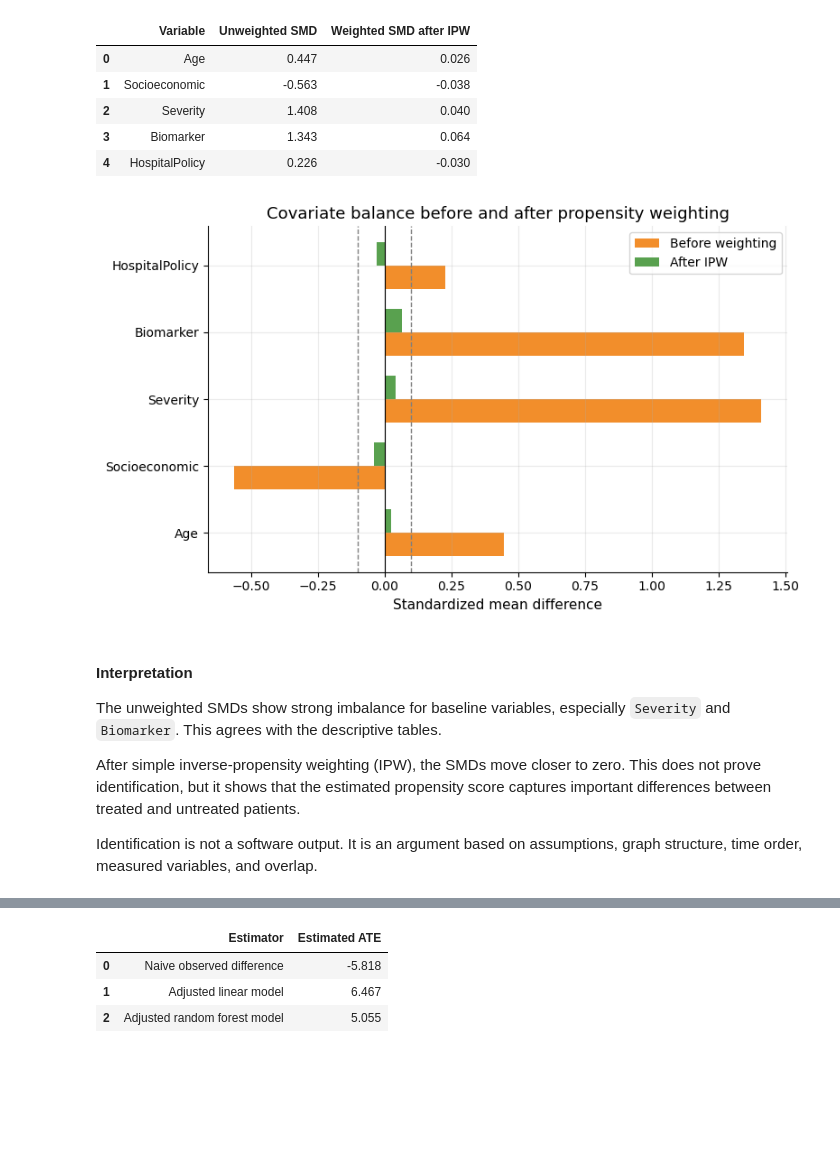
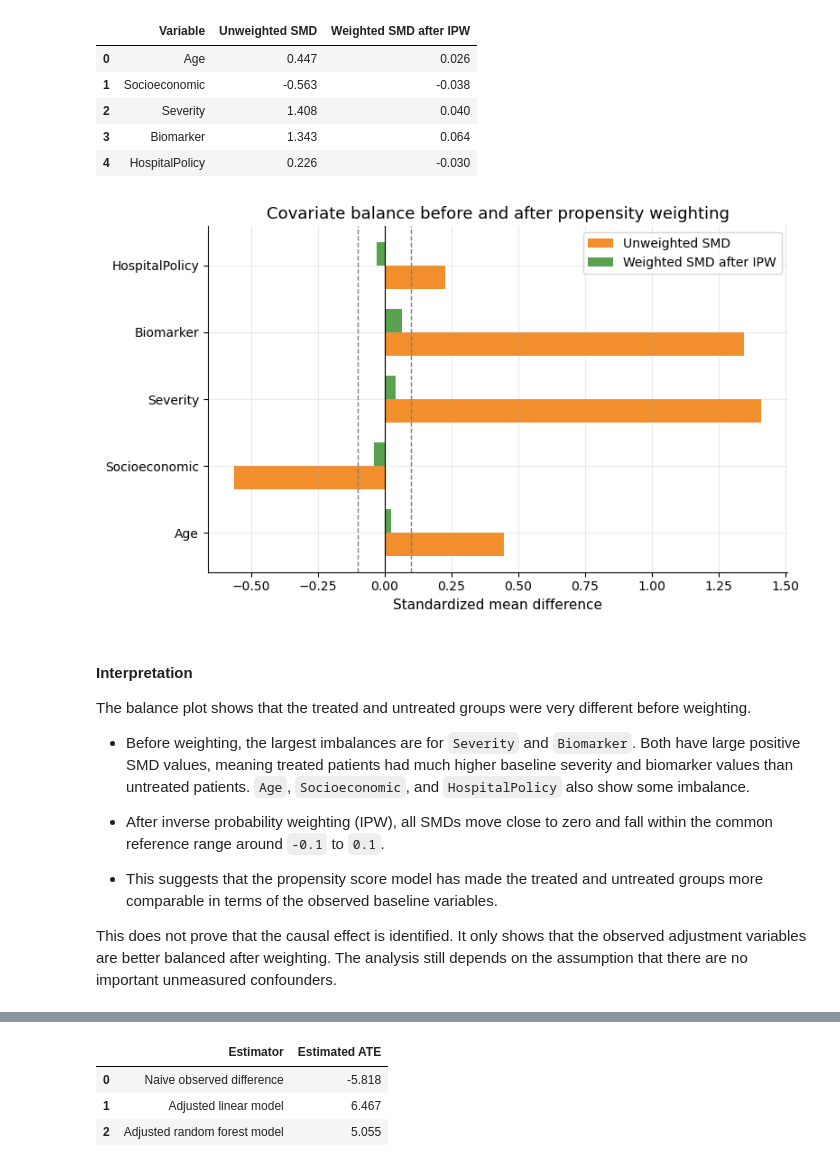
Before and after one commit to Ci2Lab/Causal-Intelligence-Course, a Jupyter notebook: Lectures/04_Causal_Intelligence_Practice.ipynb, the cells around one changed output, grey strips where cells are left out. Cells and saved outputs as stored; diff of their text form; code cells hidden in the pictures; blank space fills up the shorter version.

```diff
--- a/Lectures/04_Causal_Intelligence_Practice.ipynb
+++ b/Lectures/04_Causal_Intelligence_Practice.ipynb
@@ -1404,31 +1692,35 @@ display_df(balance_df.round(3))
 # %%
 fig, ax = plt.subplots(figsize=(8, 4.8))
 ypos = np.arange(len(balance_df))
 width = 0.35
 
-ax.barh(ypos - width/2, balance_df["Unweighted SMD"], height=width, color=COLORS["orange"], label="Before weighting")
-ax.barh(ypos + width/2, balance_df["Weighted SMD after IPW"], height=width, color=COLORS["green"], label="After IPW")
+ax.barh(ypos - width/2, balance_df["Unweighted SMD"], height=width, color=COLORS["orange"], label="Unweighted SMD")
+ax.barh(ypos + width/2, balance_df["Weighted SMD after IPW"], height=width, color=COLORS["green"], label="Weighted SMD after IPW")
 ax.axvline(0, color="black", linewidth=0.8)
 ax.axvline(0.1, color=COLORS["gray"], linewidth=1.0, linestyle="--")
 ax.axvline(-0.1, color=COLORS["gray"], linewidth=1.0, linestyle="--")
 ax.set_yticks(ypos)
 ax.set_yticklabels(balance_df["Variable"])
 ax.set_xlabel("Standardized mean difference")
 ax.set_title("Covariate balance before and after propensity weighting")
 ax.legend()
 clean_axis(ax)
 plt.tight_layout()
 plt.show()
 # %% [output]
-[figure, old version]
+[figure, new version]
 # %% [markdown]
 #### Interpretation
 
-The unweighted SMDs show strong imbalance for baseline variables, especially `Severity` and `Biomarker`. This agrees with the descriptive tables.
+The balance plot shows that the treated and untreated groups were very different before weighting.
 
-After simple inverse-propensity weighting (IPW), the SMDs move closer to zero. This does not prove identification, but it shows that the estimated propensity score captures important differences between treated and untreated patients.
+- Before weighting, the largest imbalances are for `Severity` and `Biomarker`. Both have large positive SMD values, meaning treated patients had much higher baseline severity and biomarker values than untreated patients. `Age`, `Socioeconomic`, and `HospitalPolicy` also show some imbalance.
 
-Identification is not a software output. It is an argument based on assumptions, graph structure, time order, measured variables, and overlap.
+- After inverse probability weighting (IPW), all SMDs move close to zero and fall within the common reference range around `-0.1` to `0.1`.
+
+- This suggests that the propensity score model has made the treated and untreated groups more comparable in terms of the observed baseline variables.
+
+This does not prove that the causal effect is identified. It only shows that the observed adjustment variables are better balanced after weighting. The analysis still depends on the assumption that there are no important unmeasured confounders.
 # %% [markdown]
 </pr>
 
```
Also changed, not shown: parts of 32 cells of this notebook.
